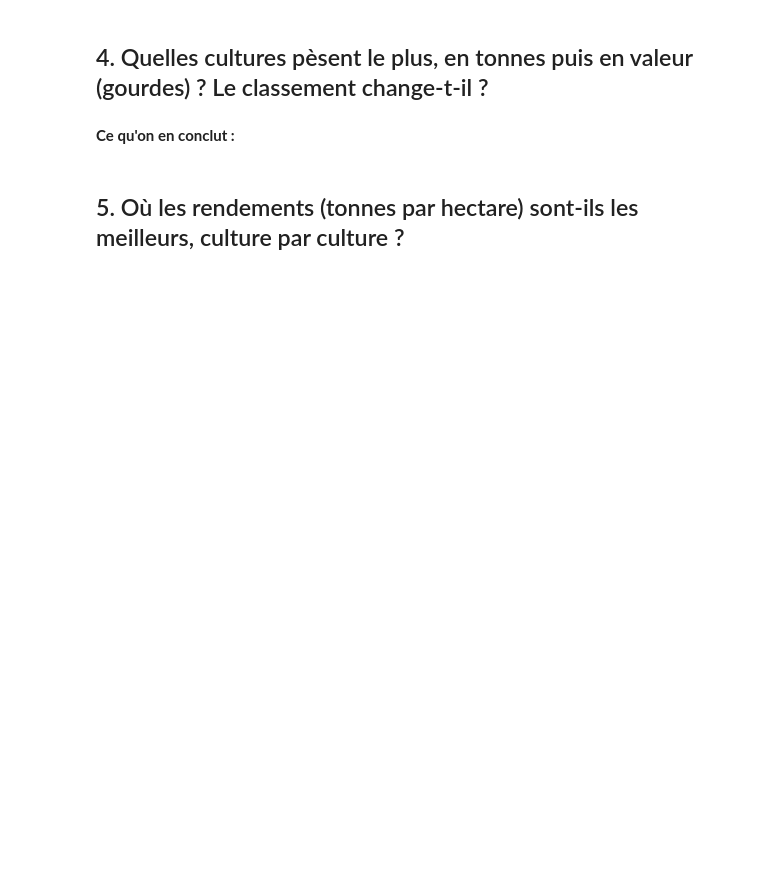
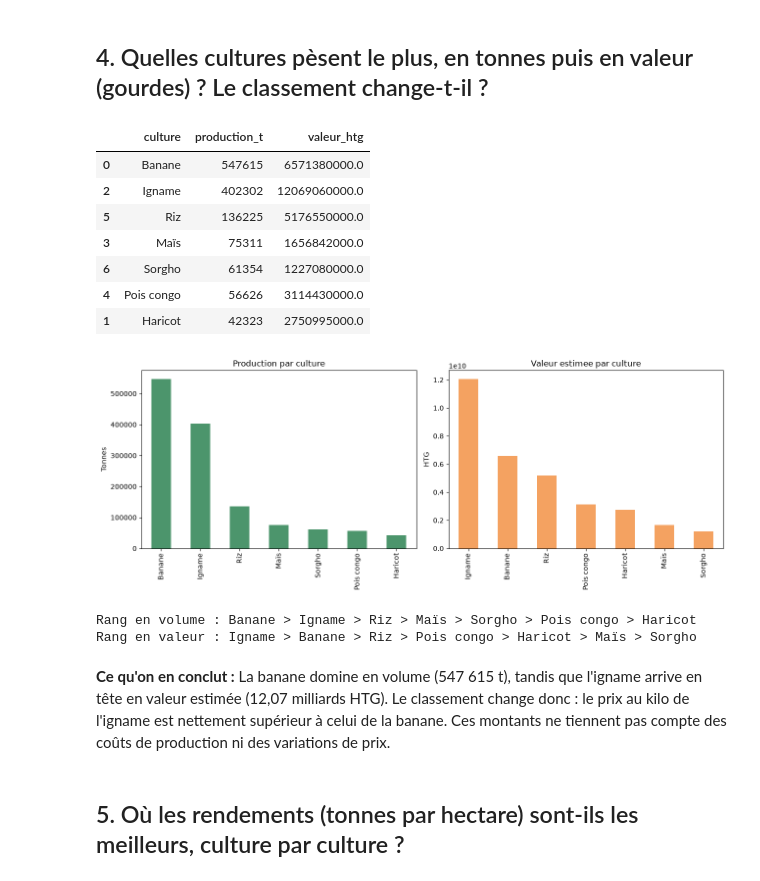
Before and after one commit to bien123ronaldo-oss/projet-data-recoltes, a Jupyter notebook: exploration.ipynb, the cells around one changed output. Drawn from its saved outputs; the diff is of its cells as text; code cells hidden in the pictures; blank space fills up the shorter version.

```diff
--- a/exploration.ipynb
+++ b/exploration.ipynb
@@ -17,3 +21,20 @@ brut = pd.read_csv("donnees/recoltes_brut.csv")
 ## 1. Diagnostic
 
 Forme, types, valeurs manquantes, lignes en double, et toutes les écritures d'une même valeur dans les colonnes de texte. Notez chaque problème trouvé : vous le corrigerez à l'étape 2.
+# %%
+print(f"Dimensions : {brut.shape[0]} lignes et {brut.shape[1]} colonnes")
+display(brut.dtypes.to_frame("type"))
+print("Valeurs manquantes par colonne :")
+display(brut.isna().sum().to_frame("valeurs manquantes"))
+print(f"Lignes dupliquees exactes : {brut.duplicated().sum()}")
+
+for colonne in ["saison", "departement", "culture"]:
+    valeurs = brut[colonne].value_counts(dropna=False).sort_index()
+    print(f"\nValeurs observees dans {colonne} ({len(valeurs)} formes)")
+    display(valeurs.to_frame("nombre de lignes"))
+
+for colonne in ["surface_ha", "production_t"]:
+    texte = brut[colonne].dropna().astype("string").str.strip()
+    unites = texte.str.contains(r"(?:ha|t)$", case=False, regex=True)
+    espaces = texte.str.contains(r"\s", regex=True)
+    print(f"{colonne} : {unites.sum()} valeurs avec unite, {espaces.sum()} avec espaces de milliers.")
@@ -121,6 +287,37 @@ print(
 # %% [markdown]
 ## 4. Quelles cultures pèsent le plus, en tonnes puis en valeur (gourdes) ? Le classement change-t-il ?
+# %%
+classement = (
+    complet.groupby("culture", as_index=False)
+    .agg(production_t=("production_t", "sum"), valeur_htg=("valeur_htg", "sum"))
+    .sort_values("production_t", ascending=False)
+)
+classement_valeur = classement.sort_values("valeur_htg", ascending=False)
+display(classement)
+
+fig, axes = plt.subplots(1, 2, figsize=(13, 5))
+classement.plot.bar(x="culture", y="production_t", ax=axes[0], legend=False, color="#4c956c")
+axes[0].set(title="Production par culture", ylabel="Tonnes", xlabel="")
+classement_valeur.plot.bar(x="culture", y="valeur_htg", ax=axes[1], legend=False, color="#f4a261")
+axes[1].set(title="Valeur estimee par culture", ylabel="HTG", xlabel="")
+plt.tight_layout()
+plt.show()
+
+print("Rang en volume :", " > ".join(classement["culture"].tolist()))
+print("Rang en valeur :", " > ".join(classement_valeur["culture"].tolist()))
+# %% [output]
+|  | culture | production_t | valeur_htg |
+| 0 | Banane | 547615 | 6571380000.0 |
+| 2 | Igname | 402302 | 12069060000.0 |
+| 5 | Riz | 136225 | 5176550000.0 |
+| 3 | Maïs | 75311 | 1656842000.0 |
+| 6 | Sorgho | 61354 | 1227080000.0 |
+| 4 | Pois congo | 56626 | 3114430000.0 |
+| 1 | Haricot | 42323 | 2750995000.0 |
+[figure, added]
+Rang en volume : Banane > Igname > Riz > Maïs > Sorgho > Pois congo > Haricot
+Rang en valeur : Igname > Banane > Riz > Pois congo > Haricot > Maïs > Sorgho
 # %% [markdown]
-**Ce qu'on en conclut :**
+**Ce qu'on en conclut :** La banane domine en volume (547 615 t), tandis que l'igname arrive en tête en valeur estimée (12,07 milliards HTG). Le classement change donc : le prix au kilo de l'igname est nettement supérieur à celui de la banane. Ces montants ne tiennent pas compte des coûts de production ni des variations de prix.
 # %% [markdown]
 ## 5. Où les rendements (tonnes par hectare) sont-ils les meilleurs, culture par culture ?
```
Also changed, not shown: parts of 15 cells of this notebook, 1 other file.
